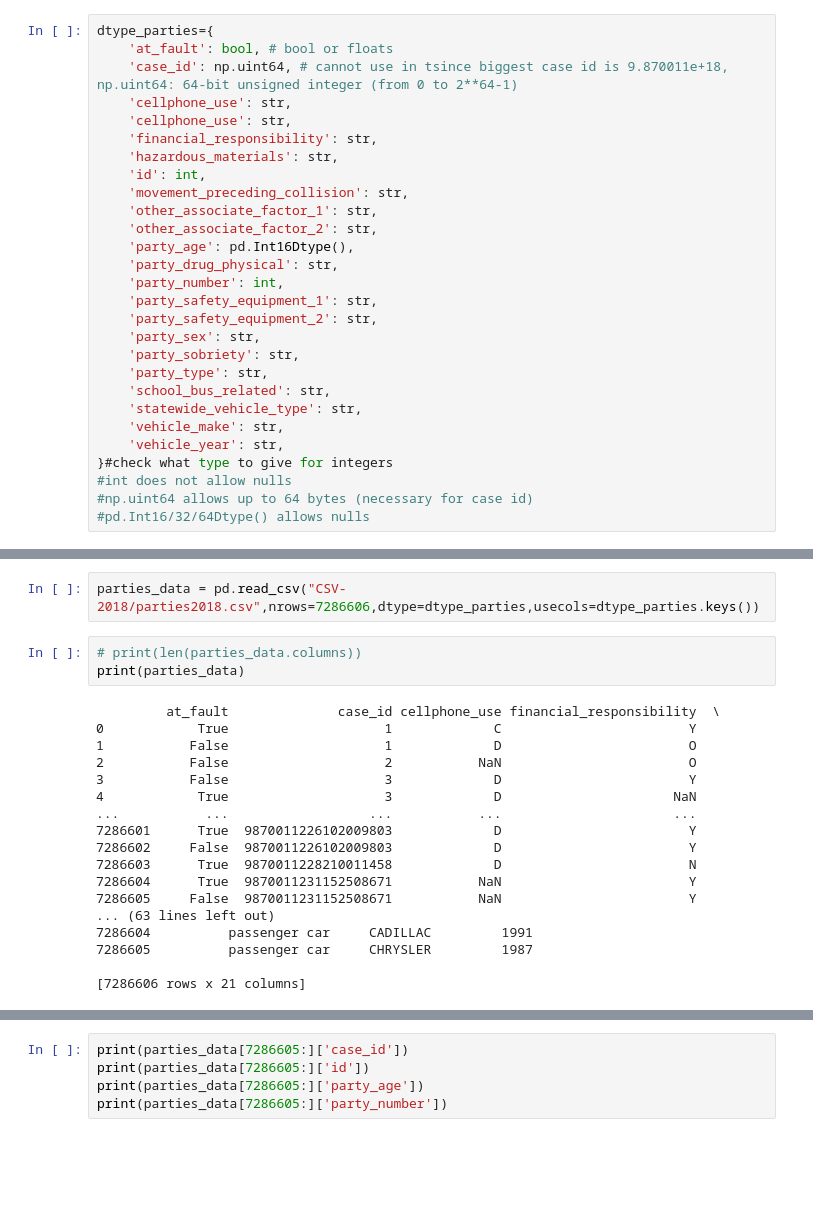
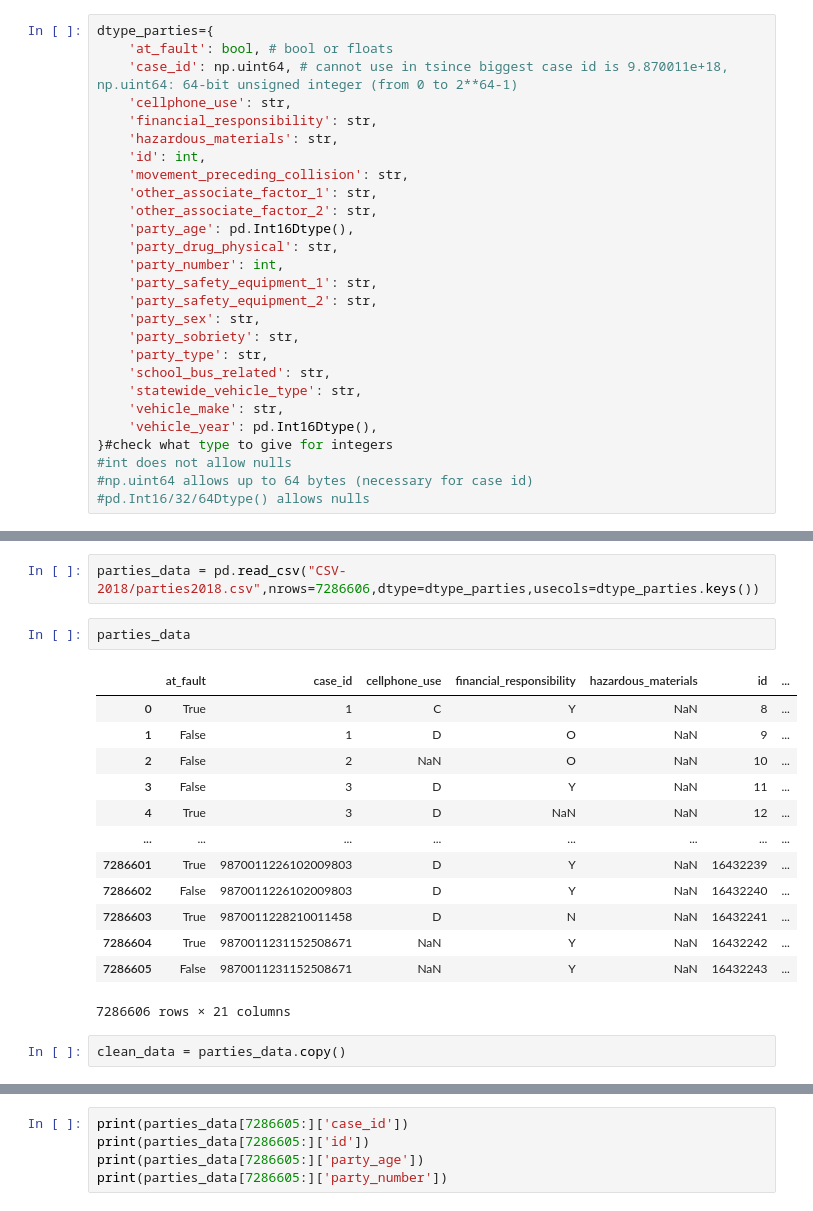
Before and after one commit to jonasblanc/CS-322-Database-Project, a Jupyter notebook: Parties.ipynb, the cells around one changed output, grey strips where cells are left out. Drawn from its saved outputs; the diff is of its cells as text; blank space fills up the shorter version.

```diff
--- a/Parties.ipynb
+++ b/Parties.ipynb
@@ -5,7 +27,6 @@ import numpy as np
 dtype_parties={
     'at_fault': bool, # bool or floats
     'case_id': np.uint64, # cannot use in tsince biggest case id is 9.870011e+18, np.uint64: 64-bit unsigned integer (from 0 to 2**64-1)
-    'cellphone_use': str,
     'cellphone_use': str,
     'financial_responsibility': str,
     'hazardous_materials': str,
@@ -24,7 +45,7 @@ dtype_parties={
     'school_bus_related': str,
     'statewide_vehicle_type': str,
     'vehicle_make': str,
-    'vehicle_year': str,
+    'vehicle_year': pd.Int16Dtype(),
 }#check what type to give for integers
 #int does not allow nulls
 #np.uint64 allows up to 64 bytes (necessary for case id)
@@ -66,23 +87,20 @@ error_bad_lines/warn_bad_lines
 # %%
 parties_data = pd.read_csv("CSV-2018/parties2018.csv",nrows=7286606,dtype=dtype_parties,usecols=dtype_parties.keys())
 # %%
-# print(len(parties_data.columns))
-print(parties_data)
+parties_data
 # %% [output]
+|  | at_fault | case_id | cellphone_use | financial_responsibility | hazardous_materials | id | ... |
+| 0 | True | 1 | C | Y | NaN | 8 | ... |
+| 1 | False | 1 | D | O | NaN | 9 | ... |
+| 2 | False | 2 | NaN | O | NaN | 10 | ... |
+| 3 | False | 3 | D | Y | NaN | 11 | ... |
+| 4 | True | 3 | D | NaN | NaN | 12 | ... |
+| ... | ... | ... | ... | ... | ... | ... | ... |
+| 7286601 | True | 9870011226102009803 | D | Y | NaN | 16432239 | ... |
+| 7286602 | False | 9870011226102009803 | D | Y | NaN | 16432240 | ... |
+| 7286603 | True | 9870011228210011458 | D | N | NaN | 16432241 | ... |
+| 7286604 | True | 9870011231152508671 | NaN | Y | NaN | 16432242 | ... |
+| 7286605 | False | 9870011231152508671 | NaN | Y | NaN | 16432243 | ... |
-         at_fault              case_id cellphone_use financial_responsibility  \
-0            True                    1             C                        Y
-1           False                    1             D                        O
-2           False                    2           NaN                        O
-3           False                    3             D                        Y
-4            True                    3             D                      NaN
-...           ...                  ...           ...                      ...
-7286601      True  9870011226102009803             D                        Y
-7286602     False  9870011226102009803             D                        Y
-7286603      True  9870011228210011458             D                        N
-7286604      True  9870011231152508671           NaN                        Y
-7286605     False  9870011231152508671           NaN                        Y
-... (63 lines left out)
-7286604          passenger car     CADILLAC         1991
-7286605          passenger car     CHRYSLER         1987
-
-[7286606 rows x 21 columns]
+7286606 rows × 21 columns
+# %%
+clean_data = parties_data.copy()
```
Also changed, not shown: parts of 7 cells of this notebook, 1 other file.
